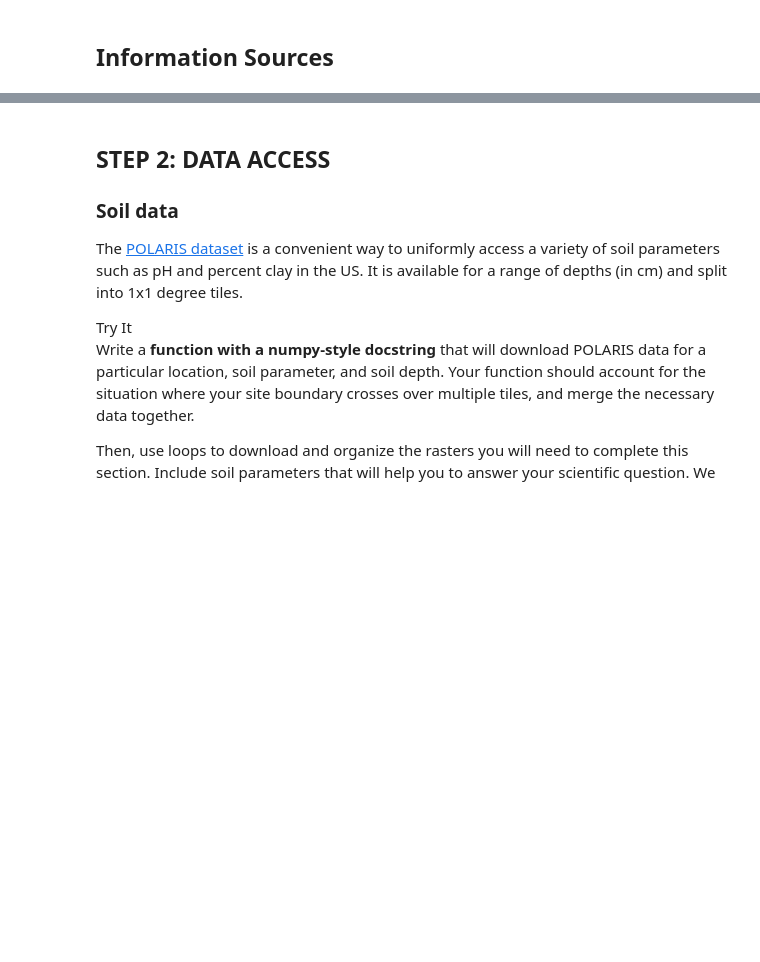
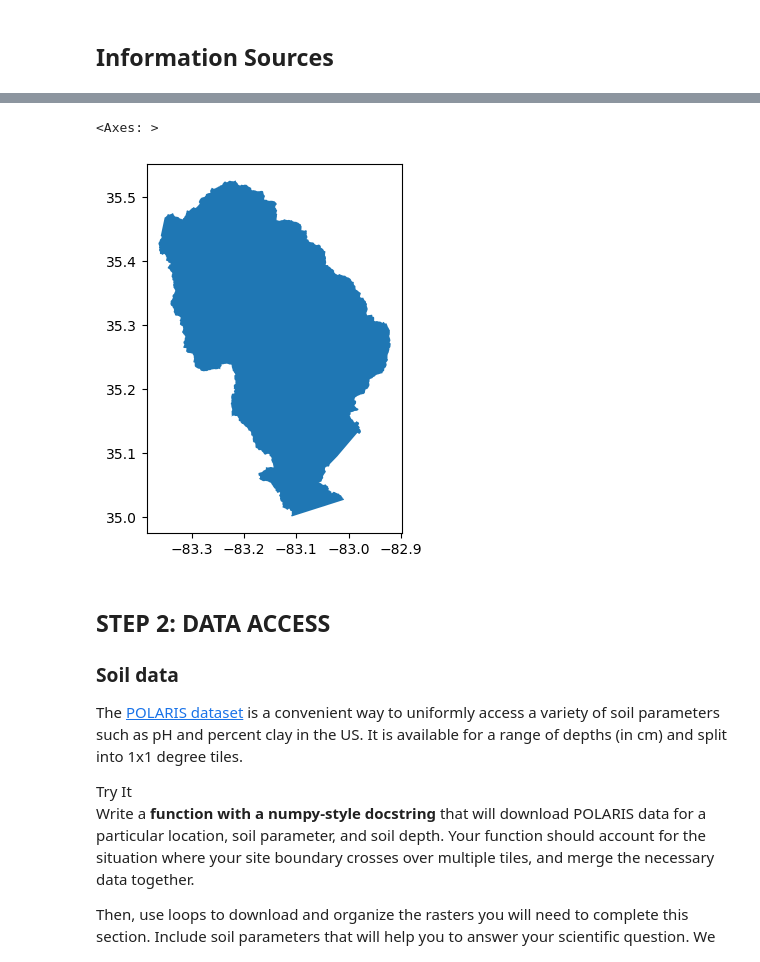
Before and after one commit to earthlab-education/habitat-suitability-BioNCphilic, a Jupyter notebook: climate.ipynb, the cells around one changed output, grey strips where cells are left out. Cells and saved outputs as stored; diff of their text form; code cells hidden in the pictures; blank space fills up the shorter version.

```diff
--- a/climate.ipynb
+++ b/climate.ipynb
@@ -20,3 +88,8 @@
+# %%
+jackson_county.plot()
+# %% [output]
+<Axes: >
+[figure, added]
 # %% [markdown]
 ## STEP 2: DATA ACCESS
 
```
Also changed, not shown: parts of 2 cells of this notebook.
